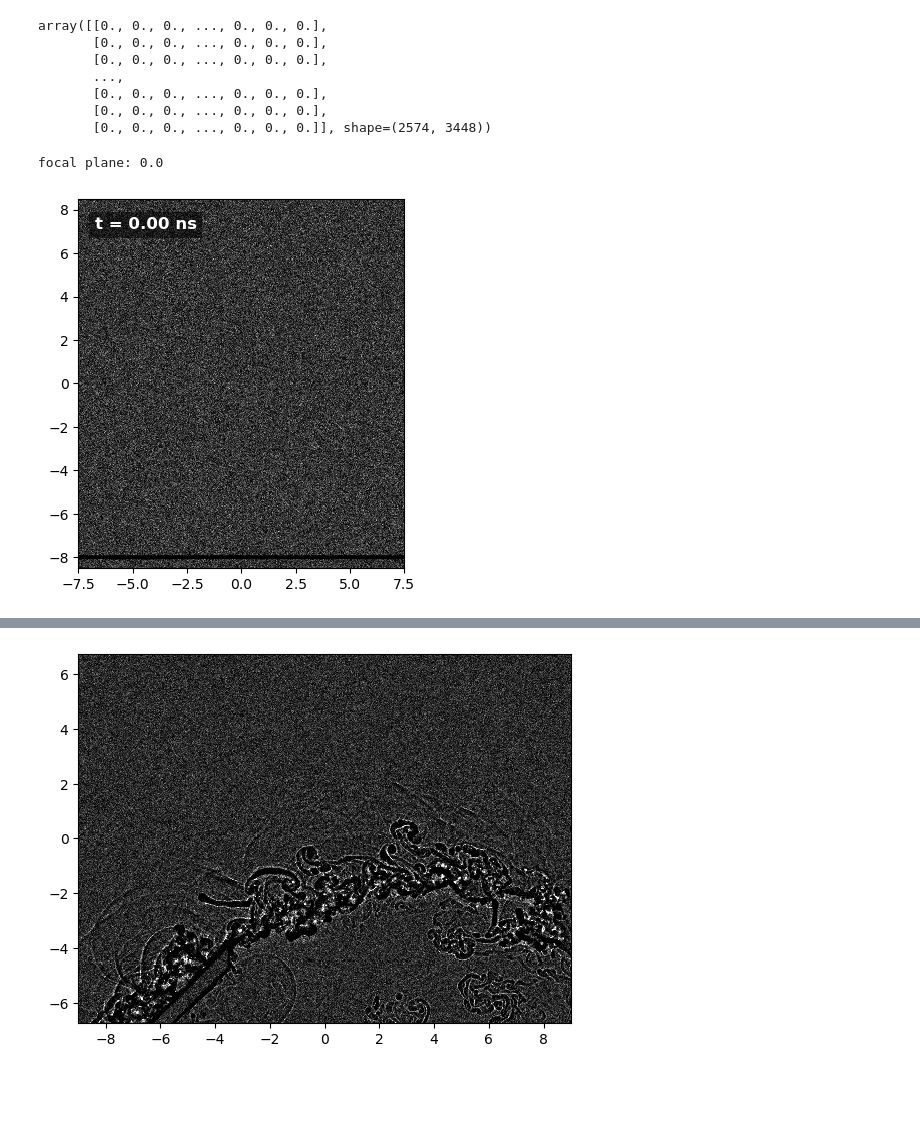
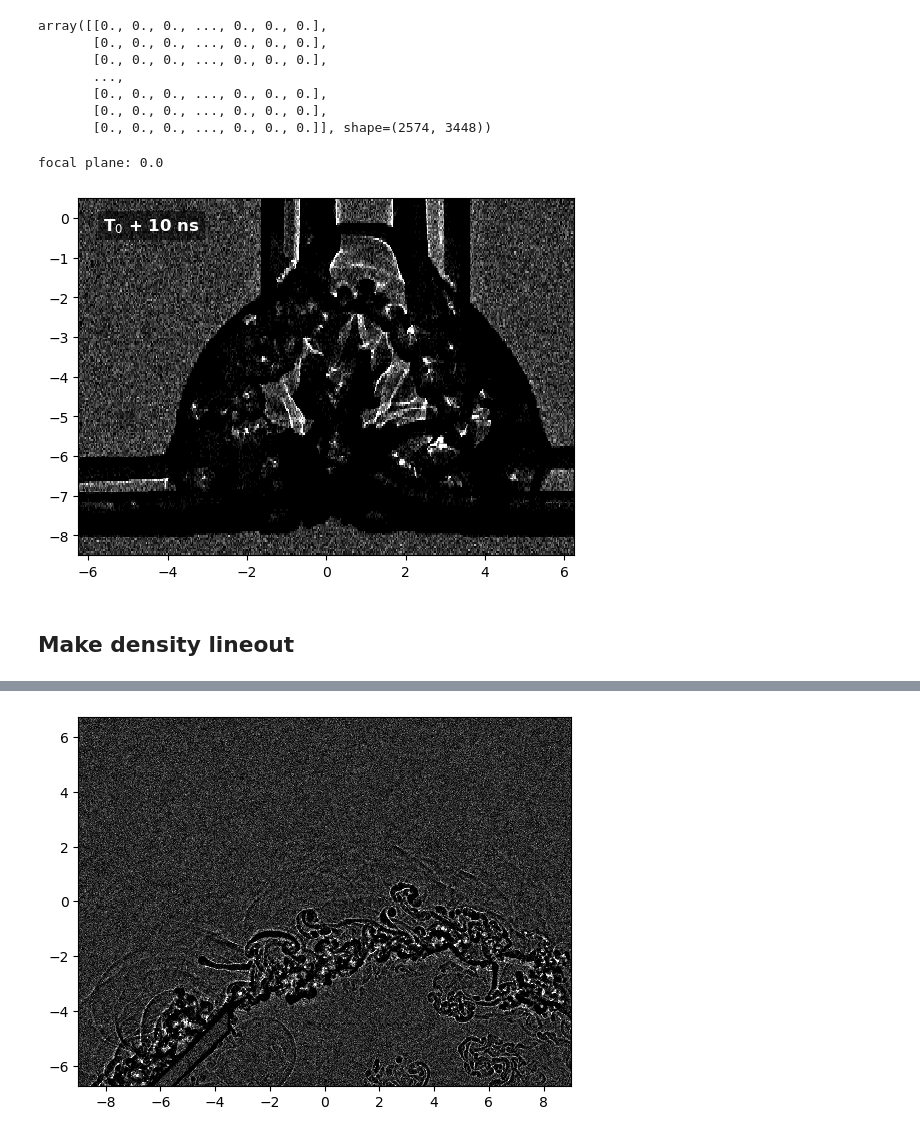
Before and after one commit to alextimoney/LIONZ_MagShockZ, a Jupyter notebook: particle_tracking/shadowgraphy_2d_images.ipynb, the cells around one changed output, grey strips where cells are left out. Saved outputs shown, nothing was run; the diff lists cells and outputs as text; code cells hidden in the pictures; blank space fills up the shorter version.

```diff
--- a/particle_tracking/shadowgraphy_2d_images.ipynb
+++ b/particle_tracking/shadowgraphy_2d_images.ipynb
@@ -14,8 +14,8 @@ import ray_transfer_matrix as rtm
 # Get data
 import yt.units
 
-ray_trace_dir = '../../traces/2d_noshield/raytrace_0000'
-output_dir = '/home/timoney/scratch/timoney/MagShockZ/images/noshield'
+ray_trace_dir = '../../traces/2d_noshield/raytrace_0009'
+output_dir = '/home/timoney/scratch/timoney/MagShockZ/images/sh_2d_noshield'
 
 metadata = {}
 raytrace_metadata = ray_trace_dir + '/metadata.txt'
@@ -150,33 +113,40 @@ sh = rtm.LIONZ_approx(r0 = rf, Lx = 15, Ly = 17, focal_plane = focal_plane+offse
 # sh = rtm.LIONZ_approx(r0 = rf, Lx = 15, Ly = 17, focal_plane = focal_plane+offset_mm, L=Lens_FL, R=Lens_Rad) # must center grid
 sh.solve(d1=d1,d2=d2)
 sh.histogram(bin_scale = 7)
 # plot
 fig, axs = plt.subplots()
 cm='gray'
 #clim=[0,15]
 
 vmin=np.percentile(sh.H, 5)
 vmax=np.percentile(sh.H,90)
 
 clim=(0,vmax*3) # trial and error
 sh.plot(axs, cmap=cm, clim=clim)
 
 # add in time step
-time_ns = ds.current_time.in_units('ns').v
-axs.text(0.05, 0.95, f't = {time_ns:.2f} ns',
+# t0 = 175
+t0=0
+time_ns = ds.current_time.in_units('ns').v - t0
+axs.text(0.05, 0.95, f'T$_0$ + {time_ns:.0f} ns',
          transform=axs.transAxes,
          color='white',
          fontsize=12,
          fontweight='bold',
          verticalalignment='top',
          bbox=dict(facecolor='black', alpha=0.5, edgecolor='none')) # Adds a readable background box
 
 #offset_mm = 0
 #sh_focused = rtm.LIONZ_approx(r0 = rf, Lx = 15, Ly = 17, focal_plane = 0, L=Lens_FL, R=Lens_Rad)
 #sh_focused.solve(d1=d1,d2=d2)
 #sh_focused.histogram(bin_scale = 7)
 
+plt.xlim(-6.25,6.25)
+plt.ylim(-8.5, 0.5)
+
 plt.savefig(f'{output_dir}/sh_2d_fp_{np.round(focal_plane+offset_mm,2)}_t_{time_ns:.0f}ns.png', bbox_inches='tight')
 # %% [output]
 focal plane: 0.0
-[figure, old version]
+[figure, new version]
+# %% [markdown]
+## Make density lineout
```
Also changed, not shown: parts of 3 cells of this notebook, 4 other files.
